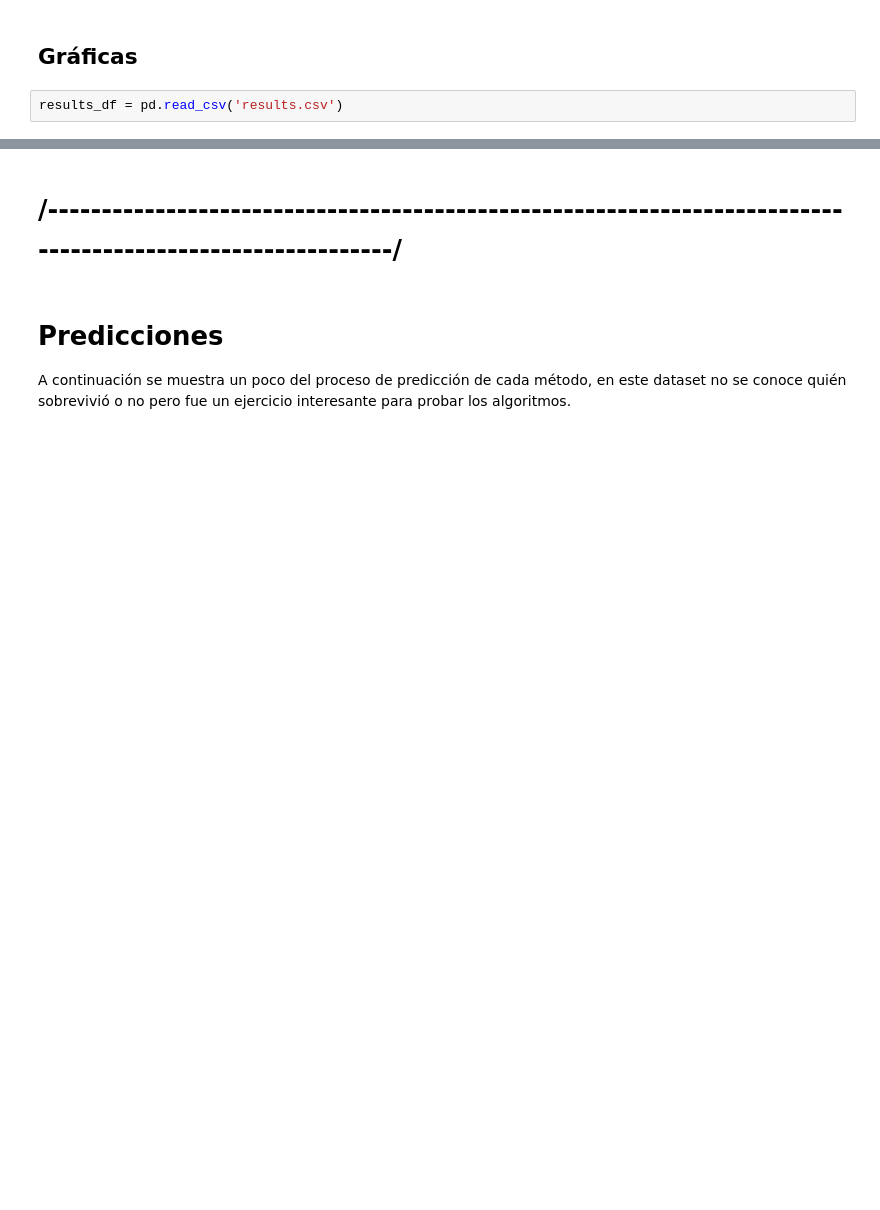
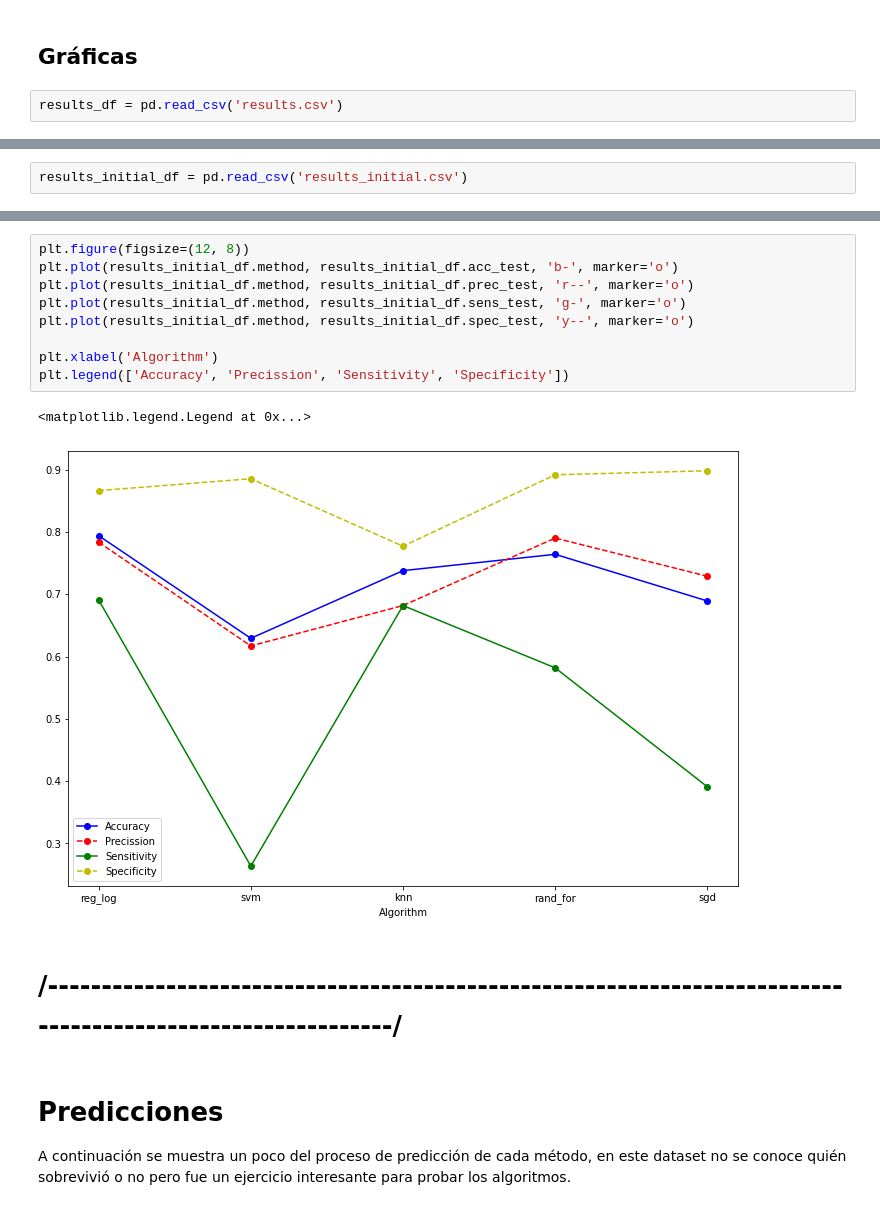
Before and after one commit to alejoso76/titanic-ml, a Jupyter notebook: Titanic.ipynb, the cells around one changed output, grey strips where cells are left out. Cells and saved outputs as stored; diff of their text form; blank space fills up the shorter version.

Commit message:
Before and after graphs added

```diff
--- a/Titanic.ipynb
+++ b/Titanic.ipynb
@@ -436,0 +439,2 @@ plt.legend(['Accuracy', 'Precission', 'Sensitivity', 'Specificity'])
+# %%
+results_initial_df = pd.read_csv('results_initial.csv')
@@ -437,3 +450,15 @@ plt.legend(['Accuracy', 'Precission', 'Sensitivity', 'Specificity'])
+# %%
+plt.figure(figsize=(12, 8))
+plt.plot(results_initial_df.method, results_initial_df.acc_test, 'b-', marker='o')
+plt.plot(results_initial_df.method, results_initial_df.prec_test, 'r--', marker='o')
+plt.plot(results_initial_df.method, results_initial_df.sens_test, 'g-', marker='o')
+plt.plot(results_initial_df.method, results_initial_df.spec_test, 'y--', marker='o')
+
+plt.xlabel('Algorithm')
+plt.legend(['Accuracy', 'Precission', 'Sensitivity', 'Specificity'])
+# %% [output]
+<matplotlib.legend.Legend at 0x...>
+[figure, added]
 # %% [markdown]
 # /-----------------------------------------------------------------------------------------------------------/
 # %% [markdown]
```
Also changed, not shown: parts of 14 cells of this notebook, 1 other file.
